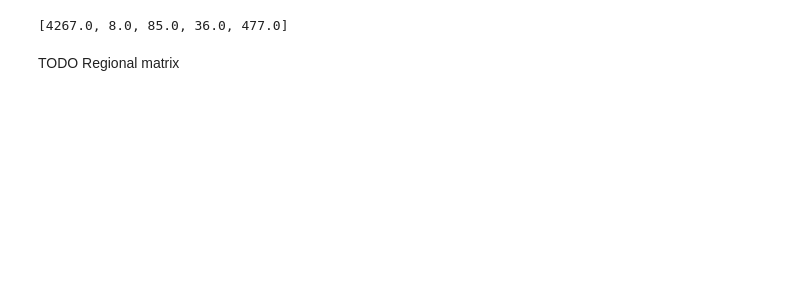
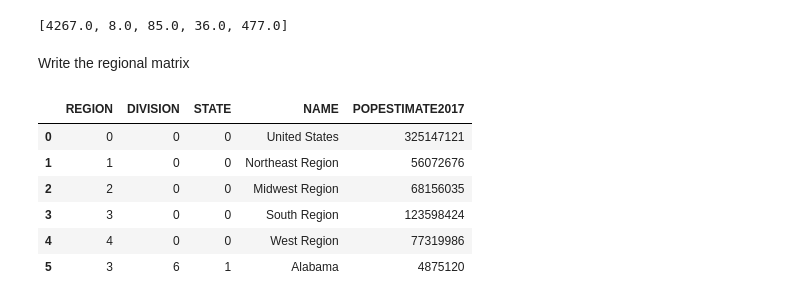
Before and after one commit to Ecboxer/bodylogicmd, a Jupyter notebook: write_state_matrix.ipynb, the cells around one changed output. Cells and saved outputs as stored; diff of their text form; code cells hidden in the pictures; blank space fills up the shorter version.

```diff
--- a/write_state_matrix.ipynb
+++ b/write_state_matrix.ipynb
@@ -207,5 +197,15 @@ states_json = {'list': states_list}
 # %%
 with open('data/states_list.json', 'w') as f:
     json.dump(states_json, f)
-# %% [markdown]
-TODO Regional matrix
+# %% [markdown]
+Write the regional matrix
+# %%
+df_pop.head(6)
+# %% [output]
+|  | REGION | DIVISION | STATE | NAME | POPESTIMATE2017 |
+| 0 | 0 | 0 | 0 | United States | 325147121 |
+| 1 | 1 | 0 | 0 | Northeast Region | 56072676 |
+| 2 | 2 | 0 | 0 | Midwest Region | 68156035 |
+| 3 | 3 | 0 | 0 | South Region | 123598424 |
+| 4 | 4 | 0 | 0 | West Region | 77319986 |
+| 5 | 3 | 6 | 1 | Alabama | 4875120 |
```
Also changed, not shown: parts of 15 cells of this notebook, 4 other files.
